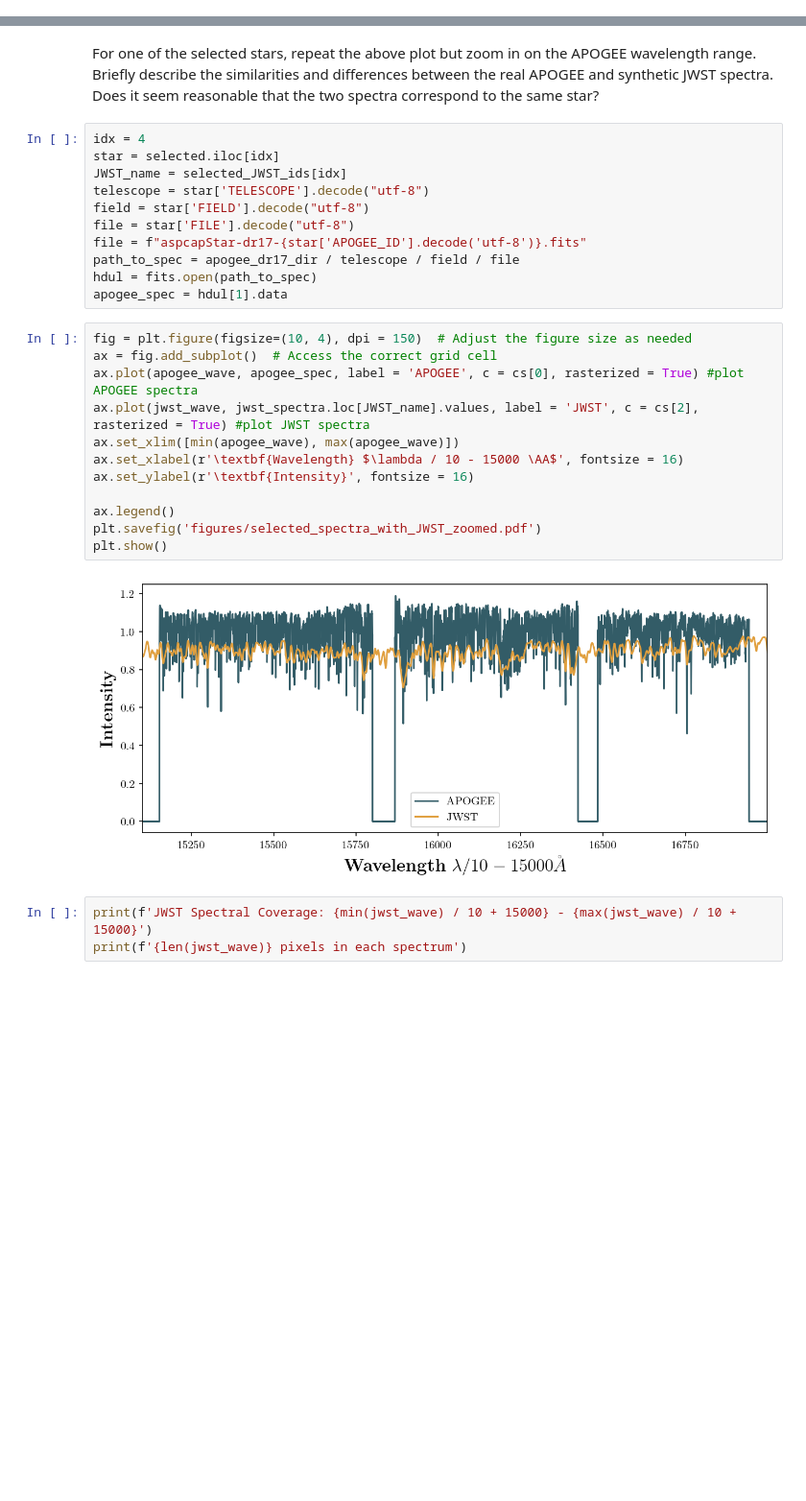
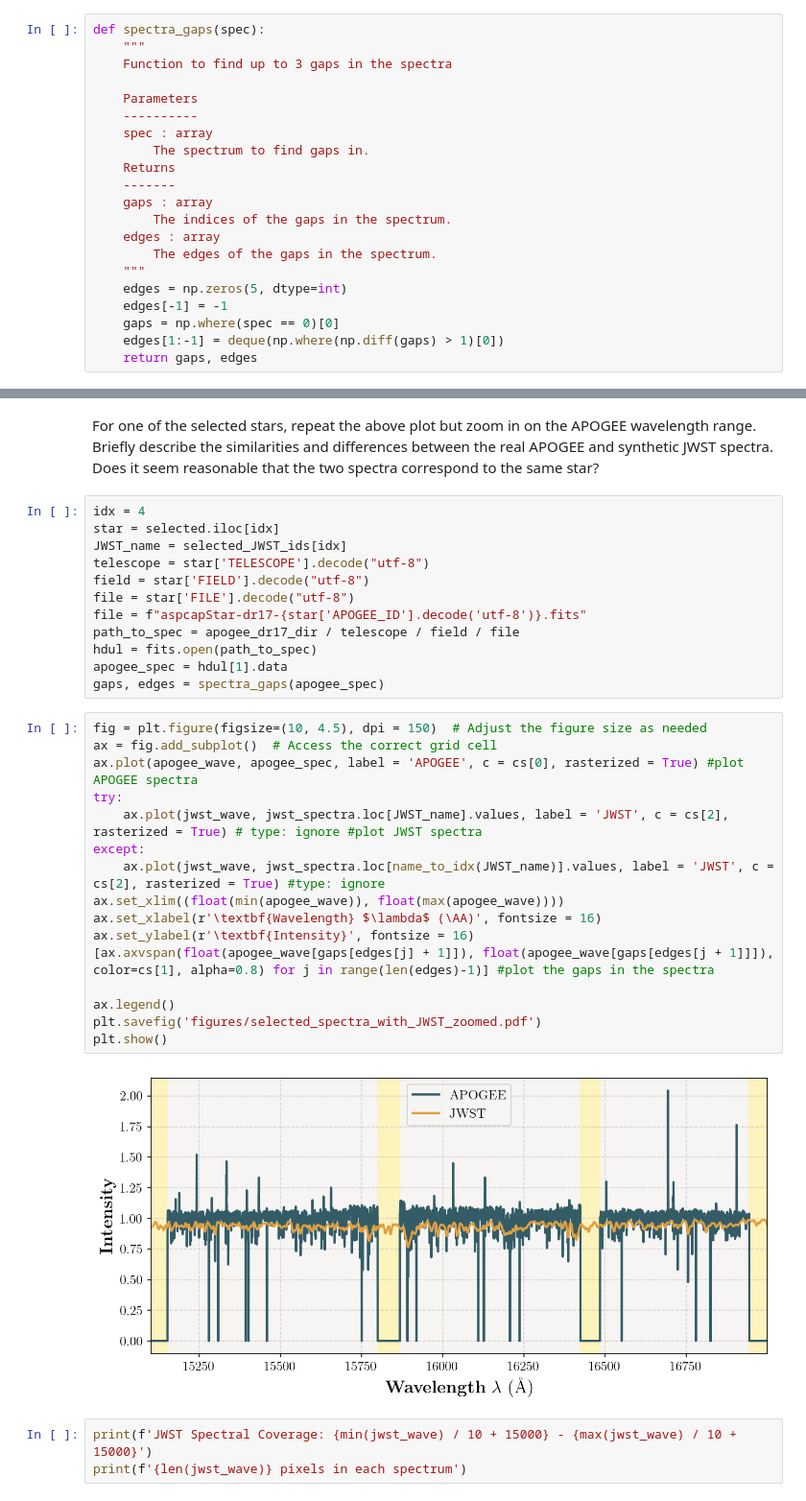
Before and after one commit to navawolfish/CTA200_2025, a Jupyter notebook: mini_project/mini_project.ipynb, the cells around one changed output, grey strips where cells are left out. Shown at 96% size. Cells and saved outputs as stored; diff of their text form; blank space fills up the shorter version.

```diff
--- a/mini_project/mini_project.ipynb
+++ b/mini_project/mini_project.ipynb
@@ -144,6 +166,27 @@ apogee_wave = 10.**np.arange(
     _LOG10LAMBDA0 +_NLAMBDA * _DLOG10LAMBDA,
     _DLOG10LAMBDA
 )
+# %%
+def spectra_gaps(spec):
+    """
+    Function to find up to 3 gaps in the spectra
+
+    Parameters
+    ----------
+    spec : array
+        The spectrum to find gaps in.
+    Returns
+    -------
+    gaps : array
+        The indices of the gaps in the spectrum.
+    edges : array
+        The edges of the gaps in the spectrum.
+    """
+    edges = np.zeros(5, dtype=int)
+    edges[-1] = -1
+    gaps = np.where(spec == 0)[0]
+    edges[1:-1] = deque(np.where(np.diff(gaps) > 1)[0])
+    return gaps, edges
 # %%
 # Plot a few APOGEE spectra
 # Create a figure
@@ -353,20 +414,25 @@ file = f"aspcapStar-dr17-{star['APOGEE_ID'].decode('utf-8')}.fits"
 path_to_spec = apogee_dr17_dir / telescope / field / file
 hdul = fits.open(path_to_spec)
 apogee_spec = hdul[1].data
+gaps, edges = spectra_gaps(apogee_spec)
 # %%
-fig = plt.figure(figsize=(10, 4), dpi = 150)  # Adjust the figure size as needed
+fig = plt.figure(figsize=(10, 4.5), dpi = 150)  # Adjust the figure size as needed
 ax = fig.add_subplot()  # Access the correct grid cell
 ax.plot(apogee_wave, apogee_spec, label = 'APOGEE', c = cs[0], rasterized = True) #plot APOGEE spectra
-ax.plot(jwst_wave, jwst_spectra.loc[JWST_name].values, label = 'JWST', c = cs[2], rasterized = True) #plot JWST spectra
-ax.set_xlim([min(apogee_wave), max(apogee_wave)])
-ax.set_xlabel(r'\textbf{Wavelength} $\lambda / 10 - 15000 \AA$', fontsize = 16)
+try:
+    ax.plot(jwst_wave, jwst_spectra.loc[JWST_name].values, label = 'JWST', c = cs[2], rasterized = True) # type: ignore #plot JWST spectra
+except:
+    ax.plot(jwst_wave, jwst_spectra.loc[name_to_idx(JWST_name)].values, label = 'JWST', c = cs[2], rasterized = True) #type: ignore
+ax.set_xlim((float(min(apogee_wave)), float(max(apogee_wave))))
+ax.set_xlabel(r'\textbf{Wavelength} $\lambda$ (\AA)', fontsize = 16)
 ax.set_ylabel(r'\textbf{Intensity}', fontsize = 16)
+[ax.axvspan(float(apogee_wave[gaps[edges[j] + 1]]), float(apogee_wave[gaps[edges[j + 1]]]), color=cs[1], alpha=0.8) for j in range(len(edges)-1)] #plot the gaps in the spectra
 
 ax.legend()
 plt.savefig('figures/selected_spectra_with_JWST_zoomed.pdf')
 plt.show()
 # %% [output]
-[figure, old version]
+[figure, new version]
 # %%
 print(f'JWST Spectral Coverage: {min(jwst_wave) / 10 + 15000} - {max(jwst_wave) / 10 + 15000}')
 print(f'{len(jwst_wave)} pixels in each spectrum')
```
Also changed, not shown: parts of 22 cells of this notebook, 13 other files.
